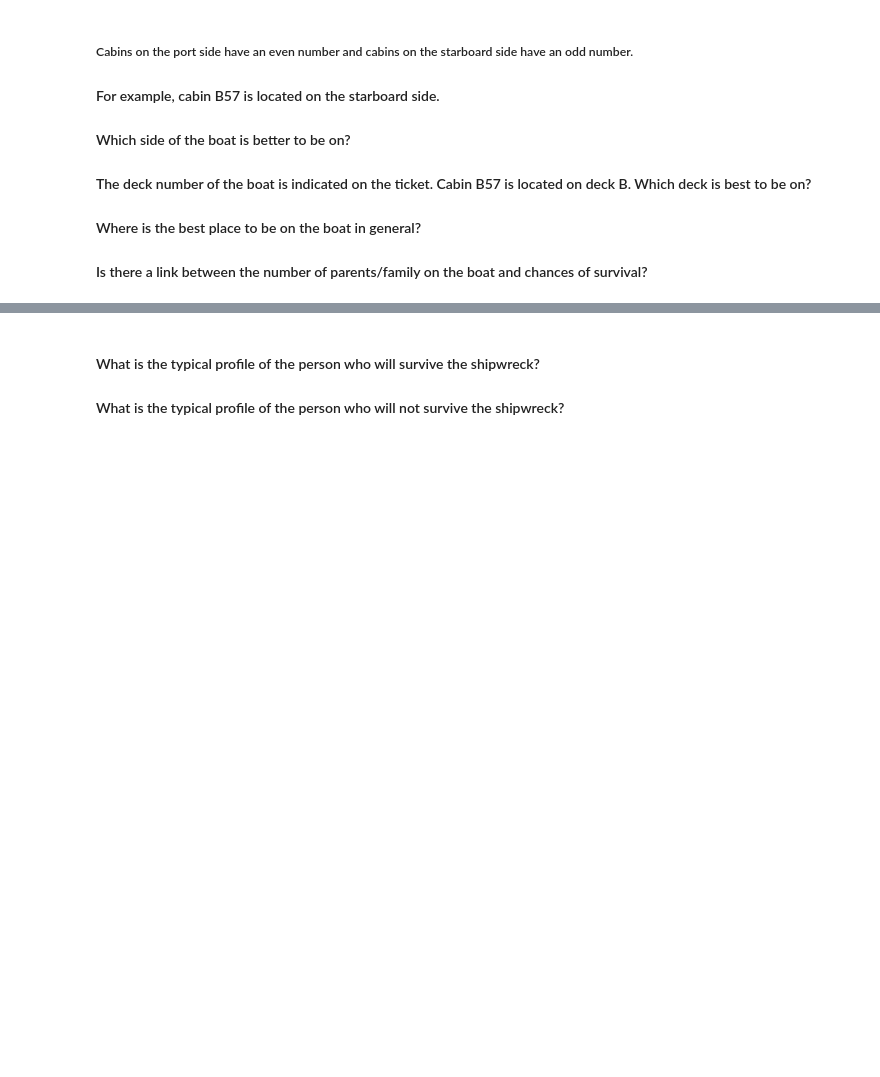
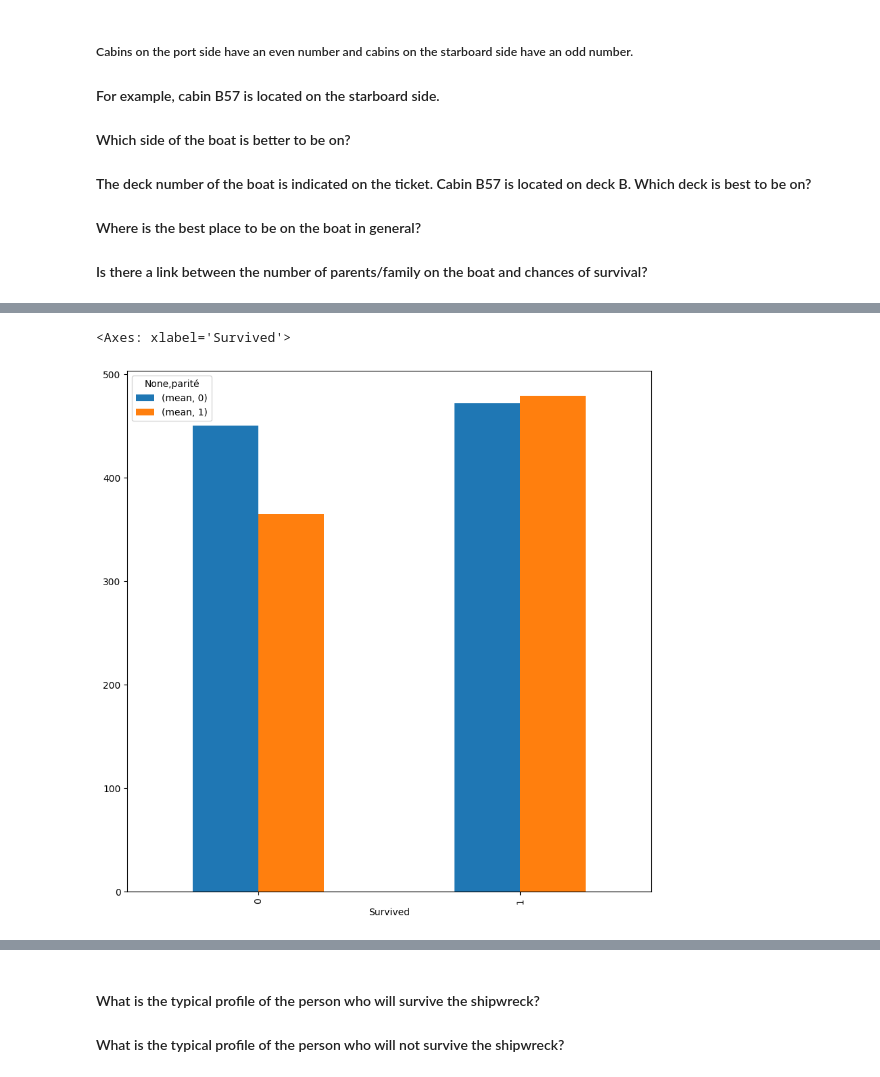
Before and after one commit to coralie-sorbet/data-science-tutorials, a Jupyter notebook: introduction-to-python/Introduction to pandas.ipynb, the cells around one changed output, grey strips where cells are left out. Cells and saved outputs as stored; diff of their text form; code cells hidden in the pictures; blank space fills up the shorter version.

```diff
--- a/introduction-to-python/Introduction to pandas.ipynb
+++ b/introduction-to-python/Introduction to pandas.ipynb
@@ -236,3 +238,15 @@ df[['Survived', 'Pclass', 'Age', 'Fare', 'SibSp', 'Parch']].corr().style.backgro
 #### Where is the best place to be on the boat in general?
 
 #### Is there a link between the number of parents/family on the boat and chances of survival?
+# %%
+# Extraire la partie numérique de la colonne 'Cabin' et gérer les valeurs manquantes
+df['Cabin_number'] = df['Cabin'].str.extract('(\d+)')
+
+# Remplacer les NaN par une valeur spécifique (par exemple, -1) avant de convertir en entier
+df['Cabin_number'] = df['Cabin_number'].fillna(-1).astype('int')
+
+# Ajouter une colonne 'parité' : 0 pour pair, 1 pour impair, et -1 pour les cabines sans numéro
+df['parité'] = df['Cabin_number'].apply(lambda x: x % 2 if x != -1 else -1)
+# %%
+grouped = df[df['parité'] != -1]
+grouped.head()
@@ -238,0 +260,5 @@ df[['Survived', 'Pclass', 'Age', 'Fare', 'SibSp', 'Parch']].corr().style.backgro
+# %%
+grouped.groupby(['Survived','parité'])['PassengerId'].agg(['mean']).unstack().plot(kind ='bar', figsize = (10, 10))
+# %% [output]
+<Axes: xlabel='Survived'>
+[figure, added]
```
Also changed, not shown: parts of 23 cells of this notebook.
